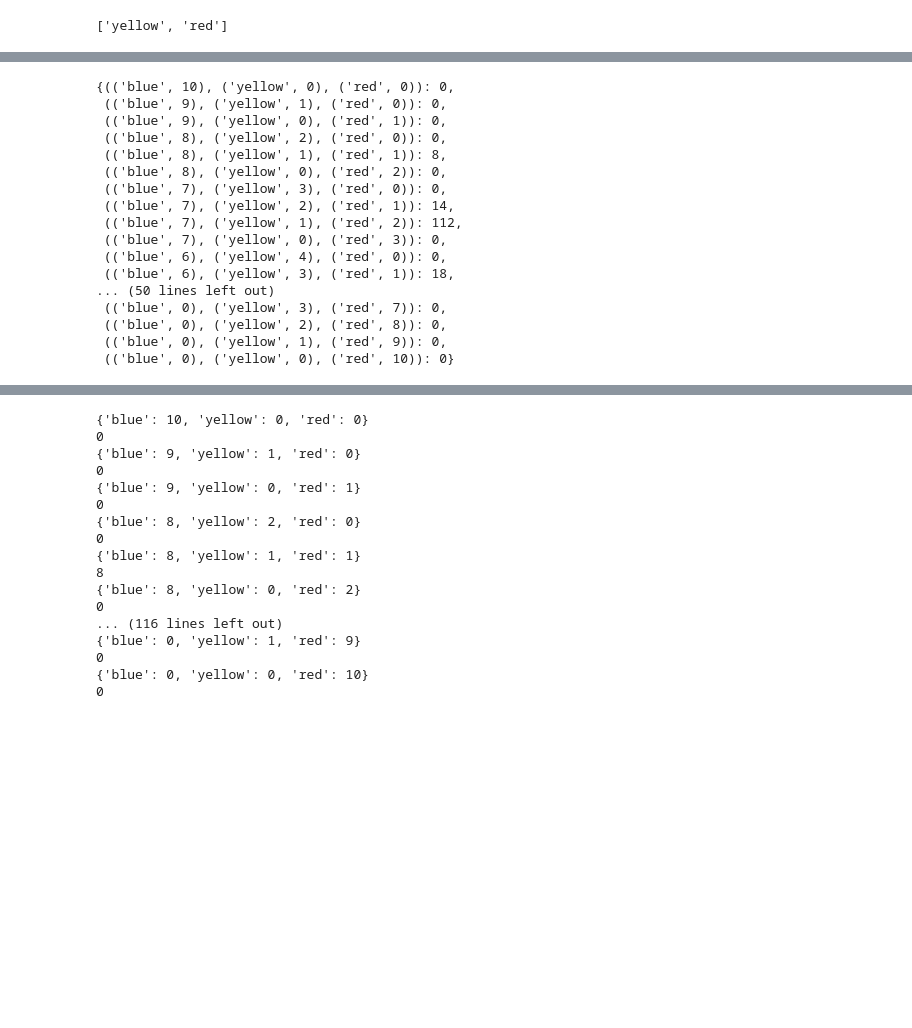
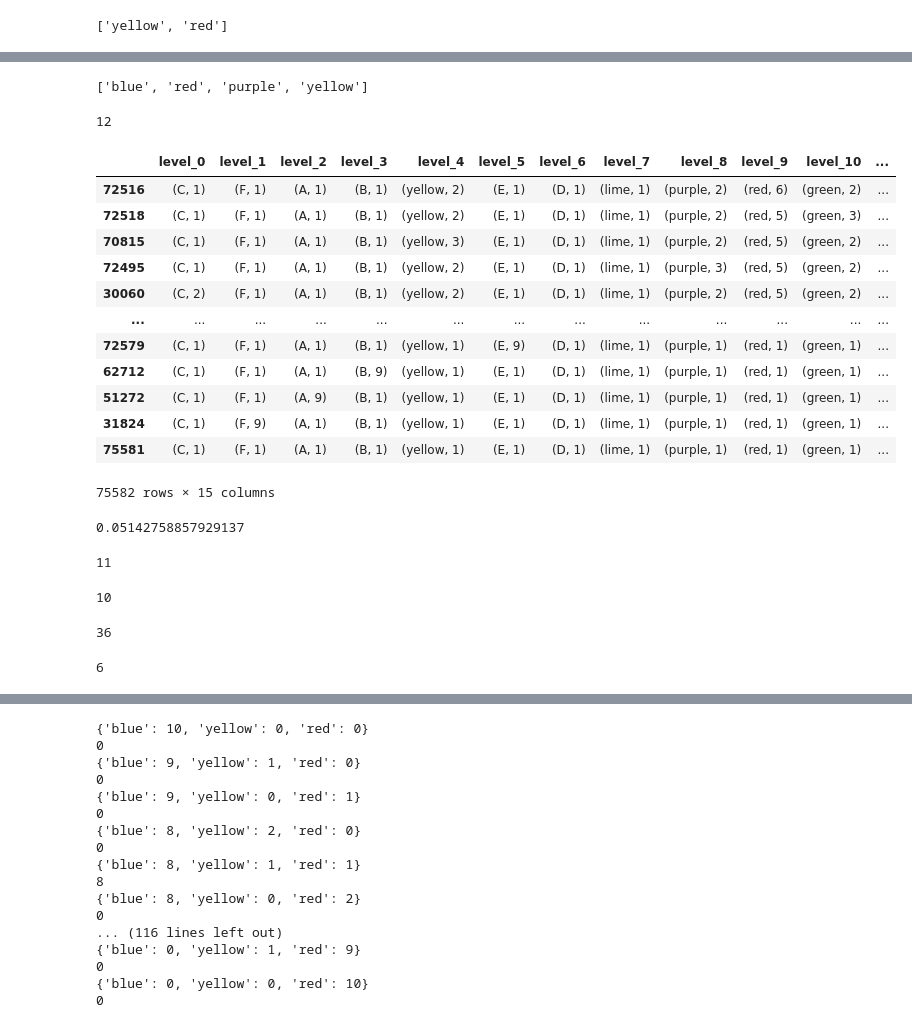
Before and after one commit to Elvislim1991/Probability_Article, a Jupyter notebook: Plausibility.ipynb, the cells around one changed output, grey strips where cells are left out. Saved outputs shown, nothing was run; the diff lists cells and outputs as text; code cells hidden in the pictures; blank space fills up the shorter version.

Commit message:
Finished plausibility class & drawing graphics for article

```diff
--- a/Plausibility.ipynb
+++ b/Plausibility.ipynb
@@ -124,20 +332,26 @@ def plausibility(outcome_list):
 # %%
-plausibility(['red', 'yellow', 'blue', 'red', 'red', 'red'])
+list(set(['red', 'yellow', 'blue', 'red', 'red', 'red', 'purple']))
 # %% [output]
-{(('blue', 10), ('yellow', 0), ('red', 0)): 0,
- (('blue', 9), ('yellow', 1), ('red', 0)): 0,
- (('blue', 9), ('yellow', 0), ('red', 1)): 0,
- (('blue', 8), ('yellow', 2), ('red', 0)): 0,
- (('blue', 8), ('yellow', 1), ('red', 1)): 8,
- (('blue', 8), ('yellow', 0), ('red', 2)): 0,
- (('blue', 7), ('yellow', 3), ('red', 0)): 0,
- (('blue', 7), ('yellow', 2), ('red', 1)): 14,
- (('blue', 7), ('yellow', 1), ('red', 2)): 112,
- (('blue', 7), ('yellow', 0), ('red', 3)): 0,
- (('blue', 6), ('yellow', 4), ('red', 0)): 0,
- (('blue', 6), ('yellow', 3), ('red', 1)): 18,
-... (50 lines left out)
- (('blue', 0), ('yellow', 3), ('red', 7)): 0,
- (('blue', 0), ('yellow', 2), ('red', 8)): 0,
- (('blue', 0), ('yellow', 1), ('red', 9)): 0,
- (('blue', 0), ('yellow', 0), ('red', 10)): 0}
+['blue', 'red', 'purple', 'yellow']
+# %%
+x = Plausibility(['red', 'yellow', 'blue', 'red', 'red', 'red', 'purple', 'green', 'lime', 'yellow', 'red', 'purple', 'green', 'F', 'A', 'B', 'C', 'D', 'E','ea', 'eer', 'aa', 'xsx', 'mkd', 'peoe', 'asdaj'])
+# %%
+x.unique_outcome_count
+# %% [output]
+12
+# %%
+x.DataFrame
+# %% [output]
+|  | level_0 | level_1 | level_2 | level_3 | level_4 | level_5 | level_6 | level_7 | level_8 | level_9 | level_10 | ... |
+| 72516 | (C, 1) | (F, 1) | (A, 1) | (B, 1) | (yellow, 2) | (E, 1) | (D, 1) | (lime, 1) | (purple, 2) | (red, 6) | (green, 2) | ... |
+| 72518 | (C, 1) | (F, 1) | (A, 1) | (B, 1) | (yellow, 2) | (E, 1) | (D, 1) | (lime, 1) | (purple, 2) | (red, 5) | (green, 3) | ... |
+| 70815 | (C, 1) | (F, 1) | (A, 1) | (B, 1) | (yellow, 3) | (E, 1) | (D, 1) | (lime, 1) | (purple, 2) | (red, 5) | (green, 2) | ... |
+| 72495 | (C, 1) | (F, 1) | (A, 1) | (B, 1) | (yellow, 2) | (E, 1) | (D, 1) | (lime, 1) | (purple, 3) | (red, 5) | (green, 2) | ... |
+| 30060 | (C, 2) | (F, 1) | (A, 1) | (B, 1) | (yellow, 2) | (E, 1) | (D, 1) | (lime, 1) | (purple, 2) | (red, 5) | (green, 2) | ... |
+| ... | ... | ... | ... | ... | ... | ... | ... | ... | ... | ... | ... | ... |
+| 72579 | (C, 1) | (F, 1) | (A, 1) | (B, 1) | (yellow, 1) | (E, 9) | (D, 1) | (lime, 1) | (purple, 1) | (red, 1) | (green, 1) | ... |
+| 62712 | (C, 1) | (F, 1) | (A, 1) | (B, 9) | (yellow, 1) | (E, 1) | (D, 1) | (lime, 1) | (purple, 1) | (red, 1) | (green, 1) | ... |
+| 51272 | (C, 1) | (F, 1) | (A, 9) | (B, 1) | (yellow, 1) | (E, 1) | (D, 1) | (lime, 1) | (purple, 1) | (red, 1) | (green, 1) | ... |
+| 31824 | (C, 1) | (F, 9) | (A, 1) | (B, 1) | (yellow, 1) | (E, 1) | (D, 1) | (lime, 1) | (purple, 1) | (red, 1) | (green, 1) | ... |
+| 75581 | (C, 1) | (F, 1) | (A, 1) | (B, 1) | (yellow, 1) | (E, 1) | (D, 1) | (lime, 1) | (purple, 1) | (red, 1) | (green, 1) | ... |
+75582 rows × 15 columns
@@ -143,0 +360,20 @@ plausibility(['red', 'yellow', 'blue', 'red', 'red', 'red'])
+# %%
+x.CumSum_Plausibility_Count(50) / x.Non_Zero_Plausibility_Count
+# %% [output]
+0.05142758857929137
+# %%
+x.CumSum_Plausibility_Count(50)
+# %% [output]
+11
+# %%
+x.unique_outcome_count
+# %% [output]
+10
+# %%
+(x.DataFrame.Plausibility != 0).sum()
+# %% [output]
+36
+# %%
+x.CumSum_Plausibility_Count(50)
+# %% [output]
+6
```
Also changed, not shown: parts of 7 cells of this notebook, 6 other files.
